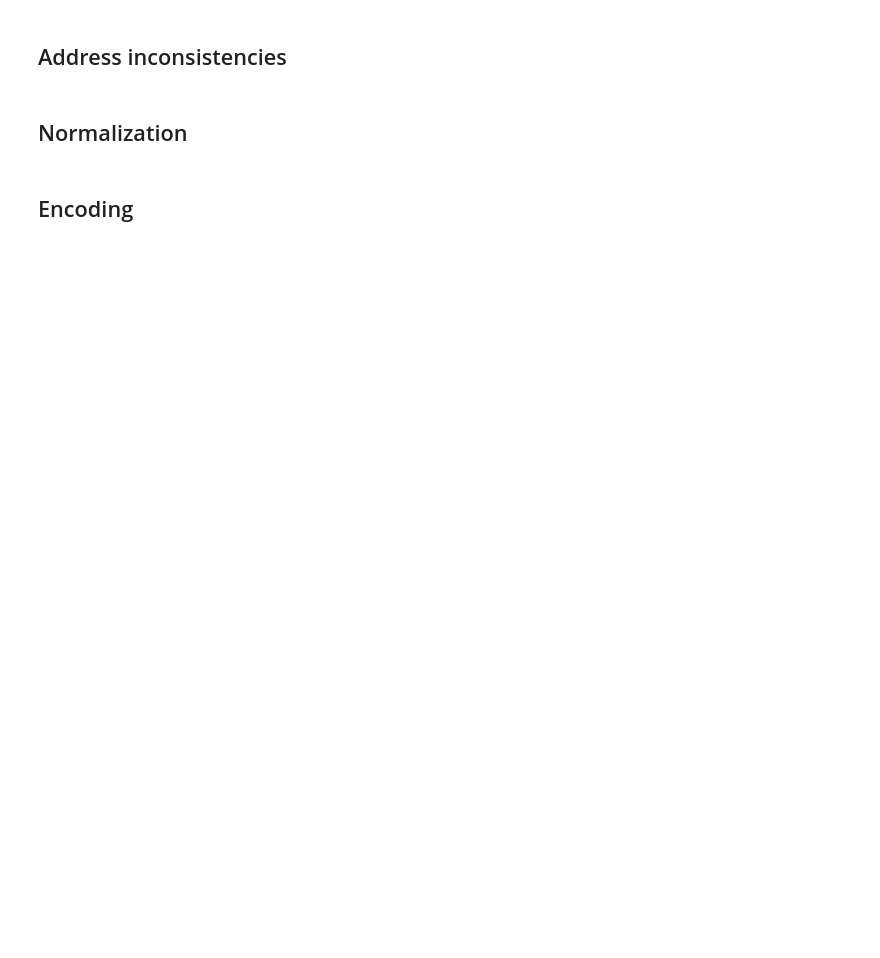
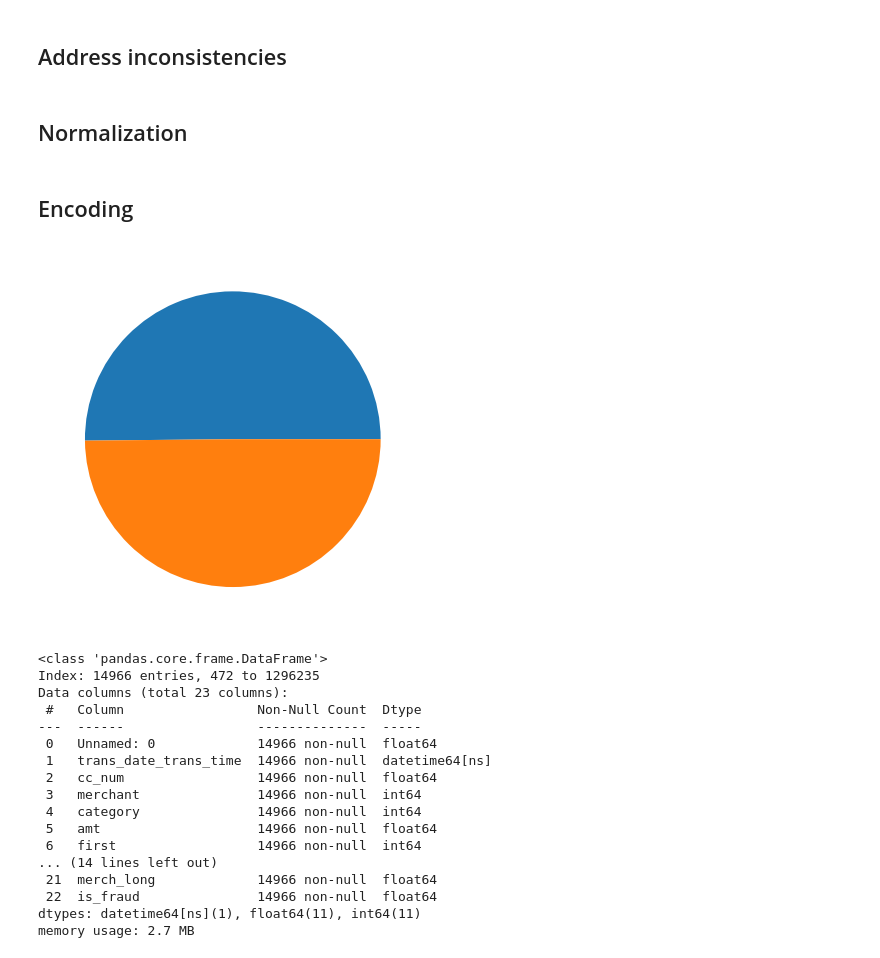
Before and after one commit to alexish4/Preprocessing, a Jupyter notebook: Preprocess.ipynb, the cells around one changed output. Cells and saved outputs as stored; diff of their text form; code cells hidden in the pictures; blank space fills up the shorter version.

```diff
--- a/Preprocess.ipynb
+++ b/Preprocess.ipynb
@@ -234,7 +229,7 @@ Non-Informative Features: Index(['last', 'street', 'job', 'cc_num', 'city', 'fir
 # %%
-dataset.drop(non_informative_features, axis=1, inplace=True)
-dataset.drop('Unnamed: 0', axis = 1, inplace = True)
-dataset.info()
-filtered_dataset.drop(non_informative_features, axis=1, inplace=True)
-filtered_dataset.drop('Unnamed: 0', axis = 1, inplace = True)
-filtered_dataset.info()
+# dataset.drop(non_informative_features, axis=1, inplace=True)
+# dataset.drop('Unnamed: 0', axis = 1, inplace = True)
+# dataset.info()
+# filtered_dataset.drop(non_informative_features, axis=1, inplace=True)
+# filtered_dataset.drop('Unnamed: 0', axis = 1, inplace = True)
+# filtered_dataset.info()
@@ -279,3 +256,42 @@ for col in category_col:
 dataset = dataset
 
 dataset.to_csv('Preprocessed_Data.csv', index=False) #save to new file
+# %%
+#Classifying minority and majority
+class_counts = dataset['is_fraud'].value_counts()
+minority_class_label = class_counts.idxmin()
+majority_class_label = class_counts.idxmax()
+
+#Randomly select subset of indices from majority class
+majority_indices = dataset[dataset['is_fraud'] == majority_class_label].index
+undersampled_indices = dataset[dataset['is_fraud'] == minority_class_label].index.union(
+    dataset.sample(n=class_counts[minority_class_label], random_state=42).index)
+
+df_undersampled = dataset.loc[undersampled_indices]
+# %%
+df_undersampled.to_csv('undersampled_file.csv', index=False)
+
+#check if data is balanced
+plt.pie(df_undersampled['is_fraud'].value_counts())
+plt.show()
+
+df_undersampled.info()
+# %% [output]
+[figure, added]
+<class 'pandas.core.frame.DataFrame'>
+Index: 14966 entries, 472 to 1296235
+Data columns (total 23 columns):
+ #   Column                 Non-Null Count  Dtype
+---  ------                 --------------  -----
+ 0   Unnamed: 0             14966 non-null  float64
+ 1   trans_date_trans_time  14966 non-null  datetime64[ns]
+ 2   cc_num                 14966 non-null  float64
+ 3   merchant               14966 non-null  int64
+ 4   category               14966 non-null  int64
+ 5   amt                    14966 non-null  float64
+ 6   first                  14966 non-null  int64
+... (14 lines left out)
+ 21  merch_long             14966 non-null  float64
+ 22  is_fraud               14966 non-null  float64
+dtypes: datetime64[ns](1), float64(11), int64(11)
+memory usage: 2.7 MB
```
Also changed, not shown: parts of 2 cells of this notebook.
